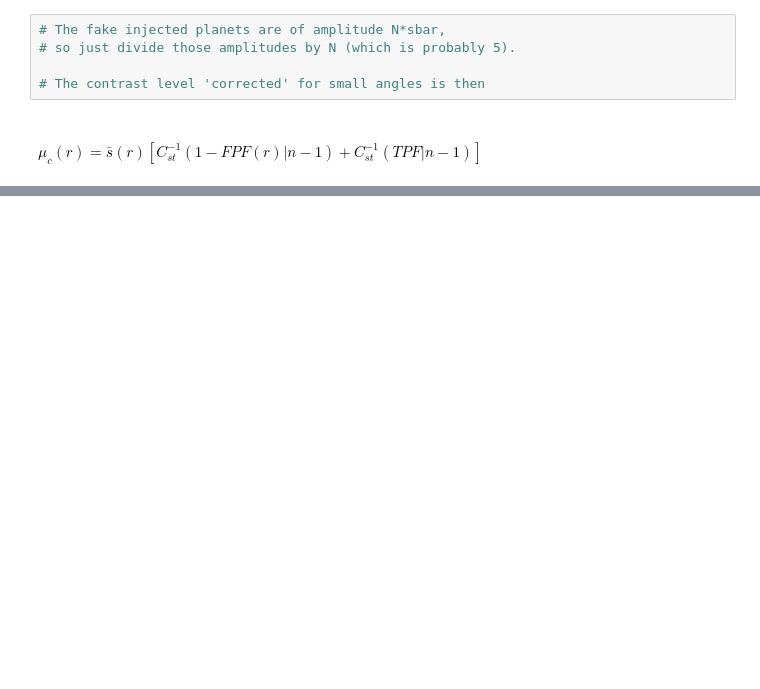
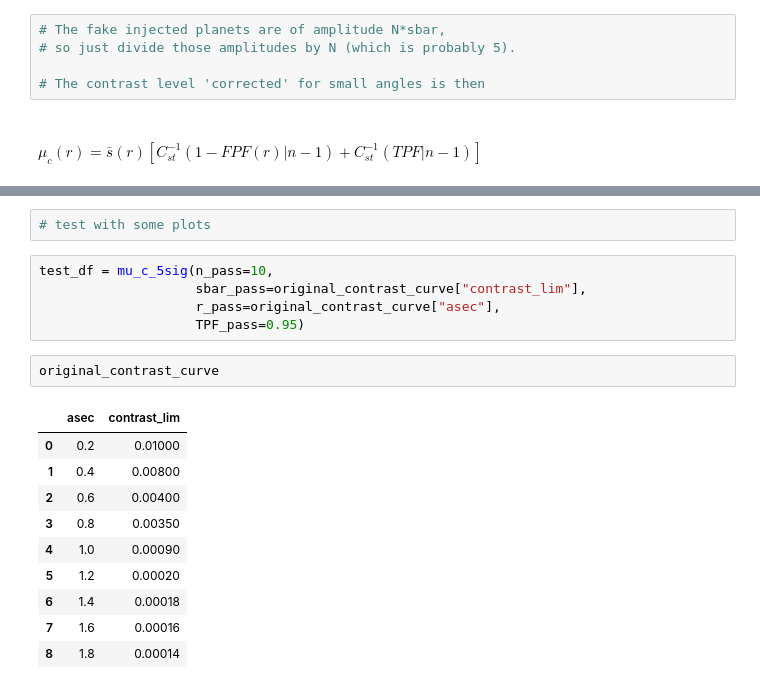
Before and after one commit to mwanakijiji/lbti_altair_fizeau, a Jupyter notebook: notebooks_for_development/make_improved_contrast_curves.ipynb, the cells around one changed output, grey strips where cells are left out. Drawn from its saved outputs; the diff is of its cells as text; blank space fills up the shorter version.

```diff
--- a/notebooks_for_development/make_improved_contrast_curves.ipynb
+++ b/notebooks_for_development/make_improved_contrast_curves.ipynb
@@ -100,0 +145,20 @@ ax.plot(x, t.cdf(x, df),'b-', lw=5, alpha=0.1, label='t cdf')
+# %%
+# test with some plots
+# %%
+test_df = mu_c_5sig(n_pass=10,
+                    sbar_pass=original_contrast_curve["contrast_lim"],
+                    r_pass=original_contrast_curve["asec"],
+                    TPF_pass=0.95)
+# %%
+original_contrast_curve
+# %% [output]
+|  | asec | contrast_lim |
+| 0 | 0.2 | 0.01000 |
+| 1 | 0.4 | 0.00800 |
+| 2 | 0.6 | 0.00400 |
+| 3 | 0.8 | 0.00350 |
+| 4 | 1.0 | 0.00090 |
+| 5 | 1.2 | 0.00020 |
+| 6 | 1.4 | 0.00018 |
+| 7 | 1.6 | 0.00016 |
+| 8 | 1.8 | 0.00014 |
```
Also changed, not shown: parts of 13 cells of this notebook.
